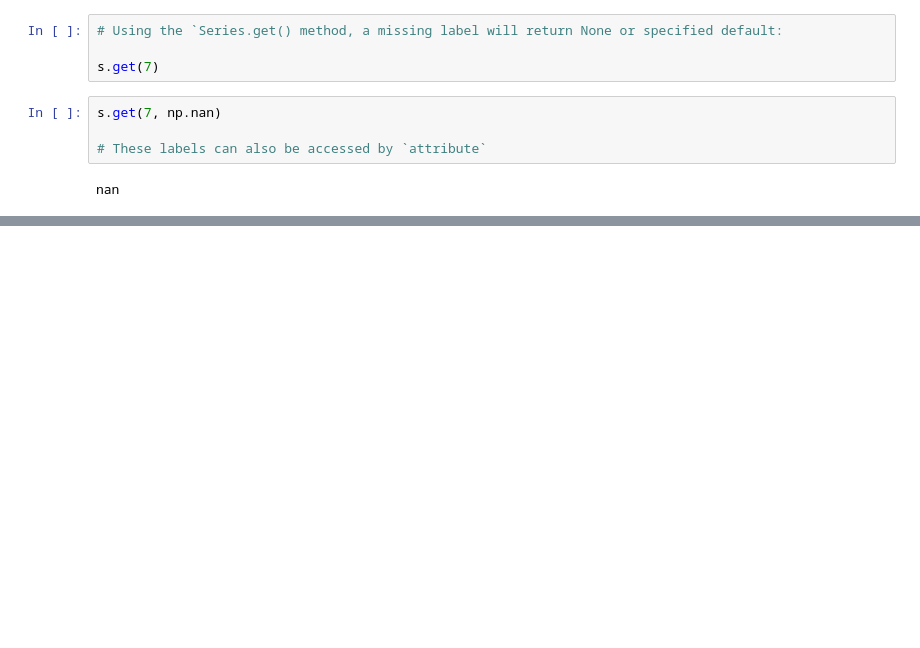
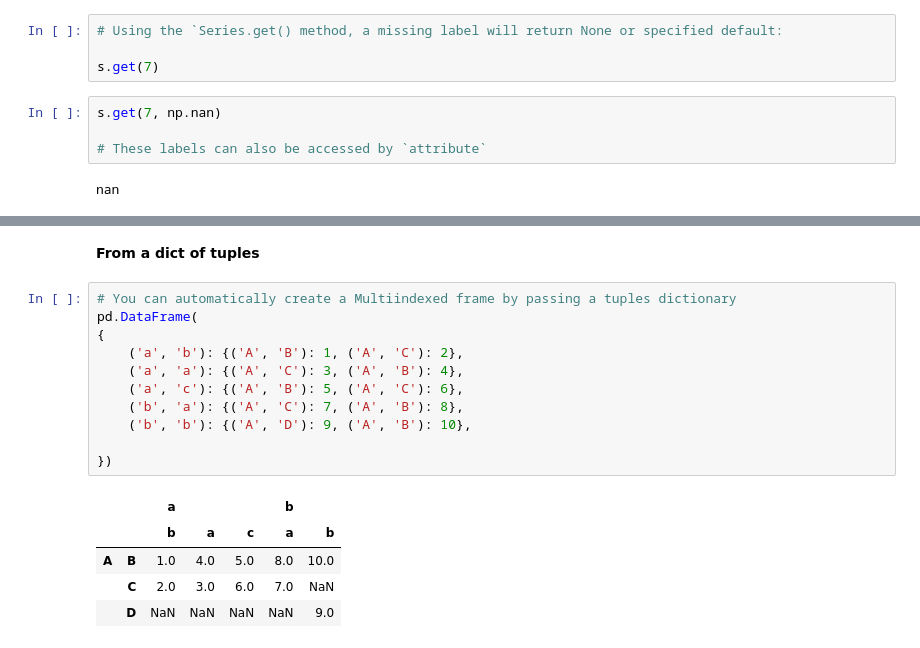
Before and after one commit to soyinkas1/PP00014_Pandas-Documentation-Walkthrough-Notebook_Application-Projects, a Jupyter notebook: Pandas Documentation Examples Walkthrough Notebook.ipynb, the cells around one changed output, grey strips where cells are left out. Cells and saved outputs as stored; diff of their text form; blank space fills up the shorter version.

```diff
--- a/Pandas Documentation Examples Walkthrough Notebook.ipynb
+++ b/Pandas Documentation Examples Walkthrough Notebook.ipynb
@@ -1541,0 +1574,19 @@ pd.DataFrame(data, index=[])
+# %% [markdown]
+**From a dict of tuples**
+# %%
+# You can automatically create a Multiindexed frame by passing a tuples dictionary
+pd.DataFrame(
+{
+    ('a', 'b'): {('A', 'B'): 1, ('A', 'C'): 2},
+    ('a', 'a'): {('A', 'C'): 3, ('A', 'B'): 4},
+    ('a', 'c'): {('A', 'B'): 5, ('A', 'C'): 6},
+    ('b', 'a'): {('A', 'C'): 7, ('A', 'B'): 8},
+    ('b', 'b'): {('A', 'D'): 9, ('A', 'B'): 10},
+
+})
+# %% [output]
+|  |  | a |  |  | b |  |
+|  |  | b | a | c | a | b |
+| A | B | 1.0 | 4.0 | 5.0 | 8.0 | 10.0 |
+|  | C | 2.0 | 3.0 | 6.0 | 7.0 | NaN |
+|  | D | NaN | NaN | NaN | NaN | 9.0 |
```
Also changed, not shown: parts of 58 cells of this notebook.
